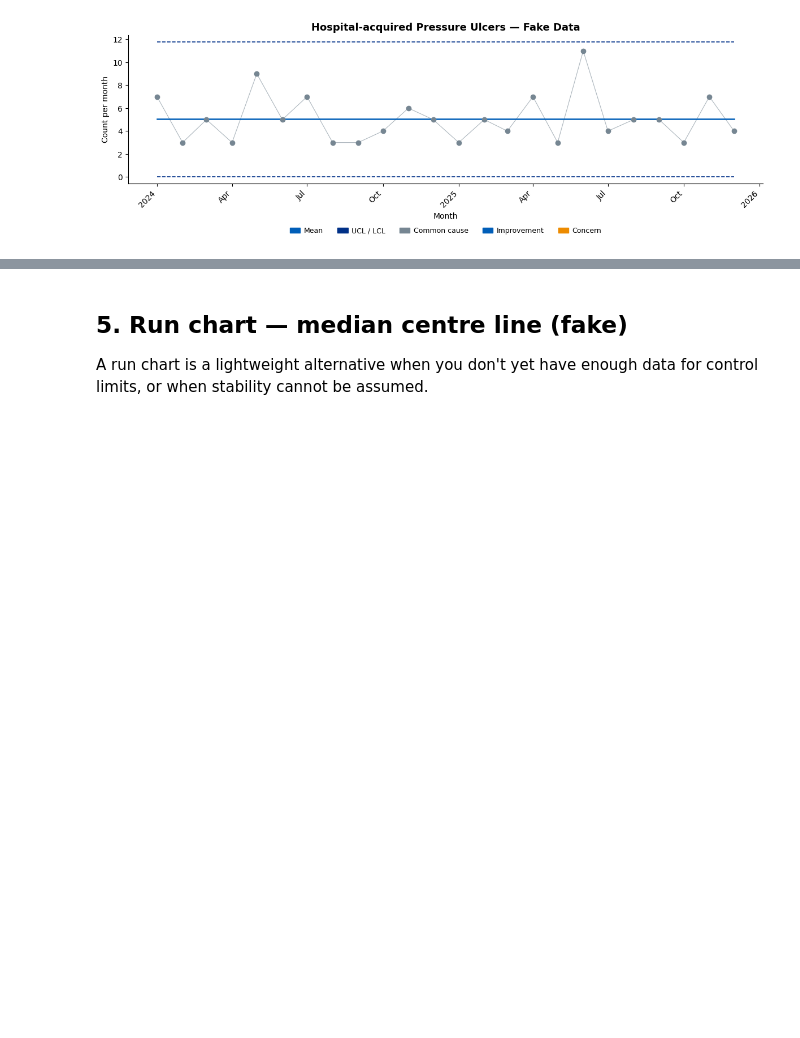
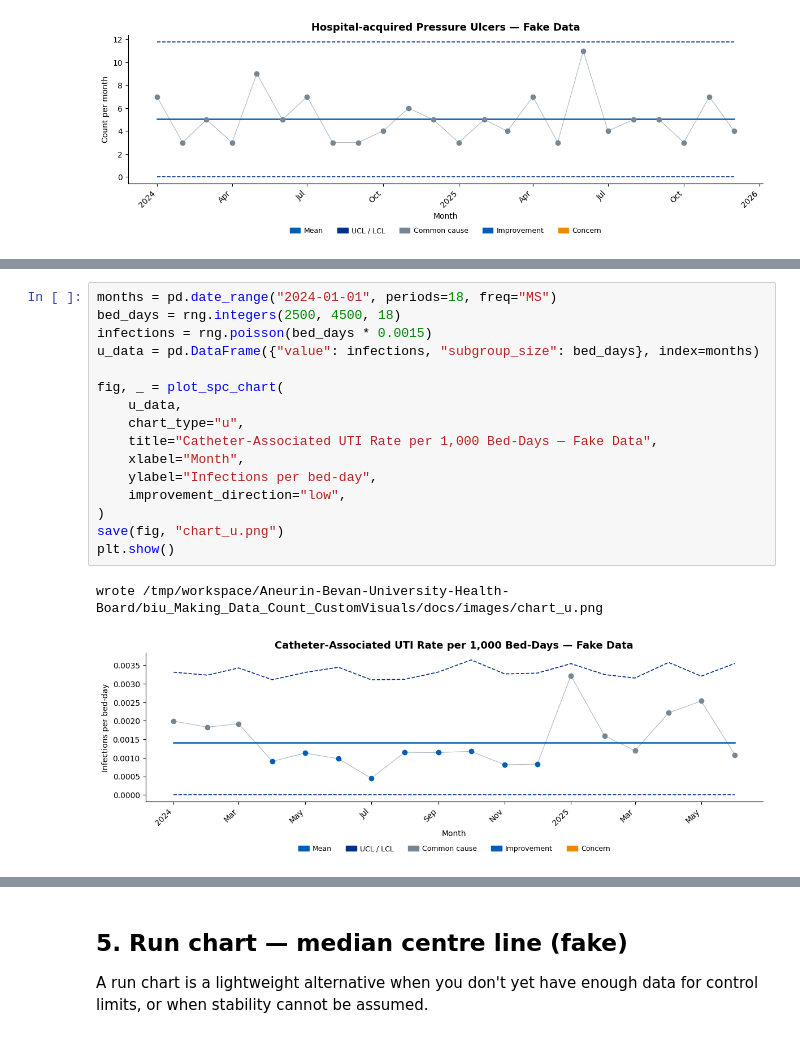
Before and after one commit to Aneurin-Bevan-University-Health-Board/biu_Making_Data_Count_CustomVisuals, a Jupyter notebook: docs/screenshots.ipynb, the cells around one changed output, grey strips where cells are left out. Drawn from its saved outputs; the diff is of its cells as text; blank space fills up the shorter version.

Commit message:
docs: refresh chart gallery and add u/t/g chart images

```diff
--- a/docs/screenshots.ipynb
+++ b/docs/screenshots.ipynb
@@ -116,0 +122,19 @@ wrote /tmp/workspace/Aneurin-Bevan-University-Health-Board/biu_Making_Data_Count
+# %%
+months = pd.date_range("2024-01-01", periods=18, freq="MS")
+bed_days = rng.integers(2500, 4500, 18)
+infections = rng.poisson(bed_days * 0.0015)
+u_data = pd.DataFrame({"value": infections, "subgroup_size": bed_days}, index=months)
+
+fig, _ = plot_spc_chart(
+    u_data,
+    chart_type="u",
+    title="Catheter-Associated UTI Rate per 1,000 Bed-Days — Fake Data",
+    xlabel="Month",
+    ylabel="Infections per bed-day",
+    improvement_direction="low",
+)
+save(fig, "chart_u.png")
+plt.show()
+# %% [output]
+wrote /tmp/workspace/Aneurin-Bevan-University-Health-Board/biu_Making_Data_Count_CustomVisuals/docs/images/chart_u.png
+[figure, added]
```
Also changed, not shown: parts of 10 cells of this notebook, 11 other files.
